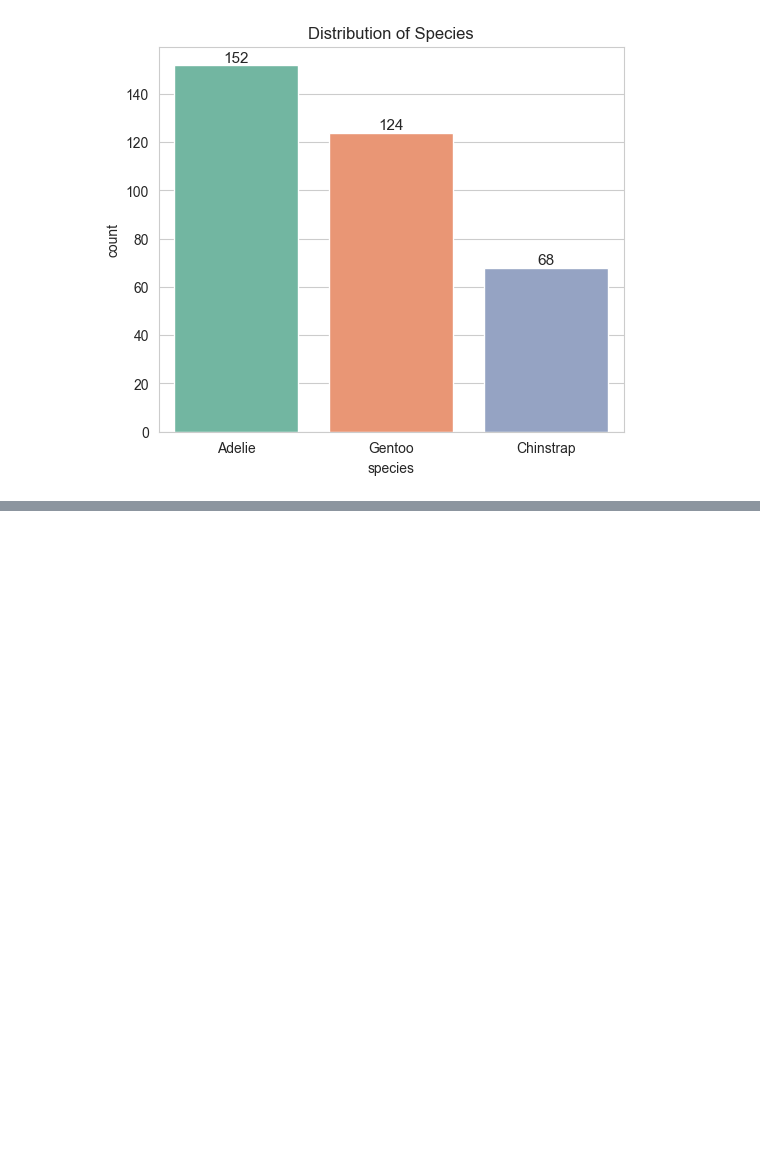
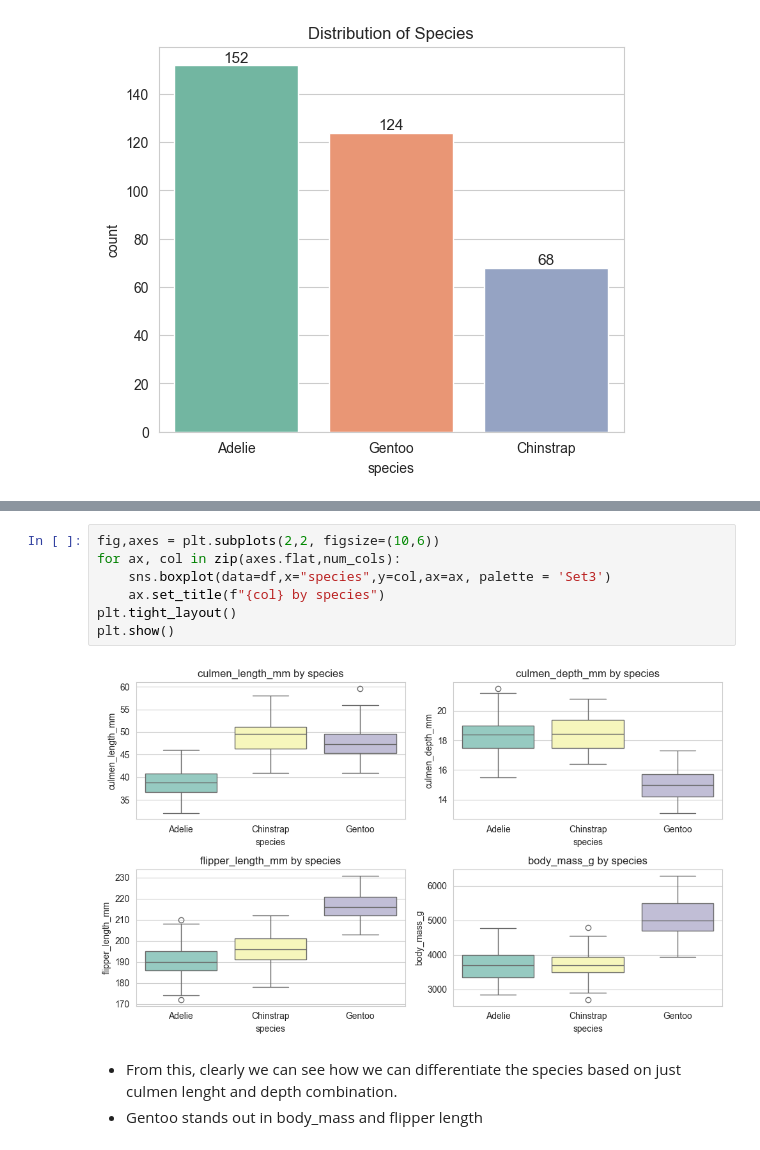
Before and after one commit to ShenbagaArunK/penguin-ml-multi_model_prediction, a Jupyter notebook: sciripts/penguin-ml-eda.ipynb, the cells around one changed output, grey strips where cells are left out. Cells and saved outputs as stored; diff of their text form; blank space fills up the shorter version.

```diff
--- a/sciripts/penguin-ml-eda.ipynb
+++ b/sciripts/penguin-ml-eda.ipynb
@@ -128,0 +140,12 @@ ax.patches
+# %%
+fig,axes = plt.subplots(2,2, figsize=(10,6))
+for ax, col in zip(axes.flat,num_cols):
+    sns.boxplot(data=df,x="species",y=col,ax=ax, palette = 'Set3')
+    ax.set_title(f"{col} by species")
+plt.tight_layout()
+plt.show()
+# %% [output]
+[figure, added]
+# %% [markdown]
+- From this, clearly we can see how we can differentiate the species based on just culmen lenght and depth combination.
+- Gentoo stands out in body_mass and flipper length
```
Also changed, not shown: parts of 6 cells of this notebook.
